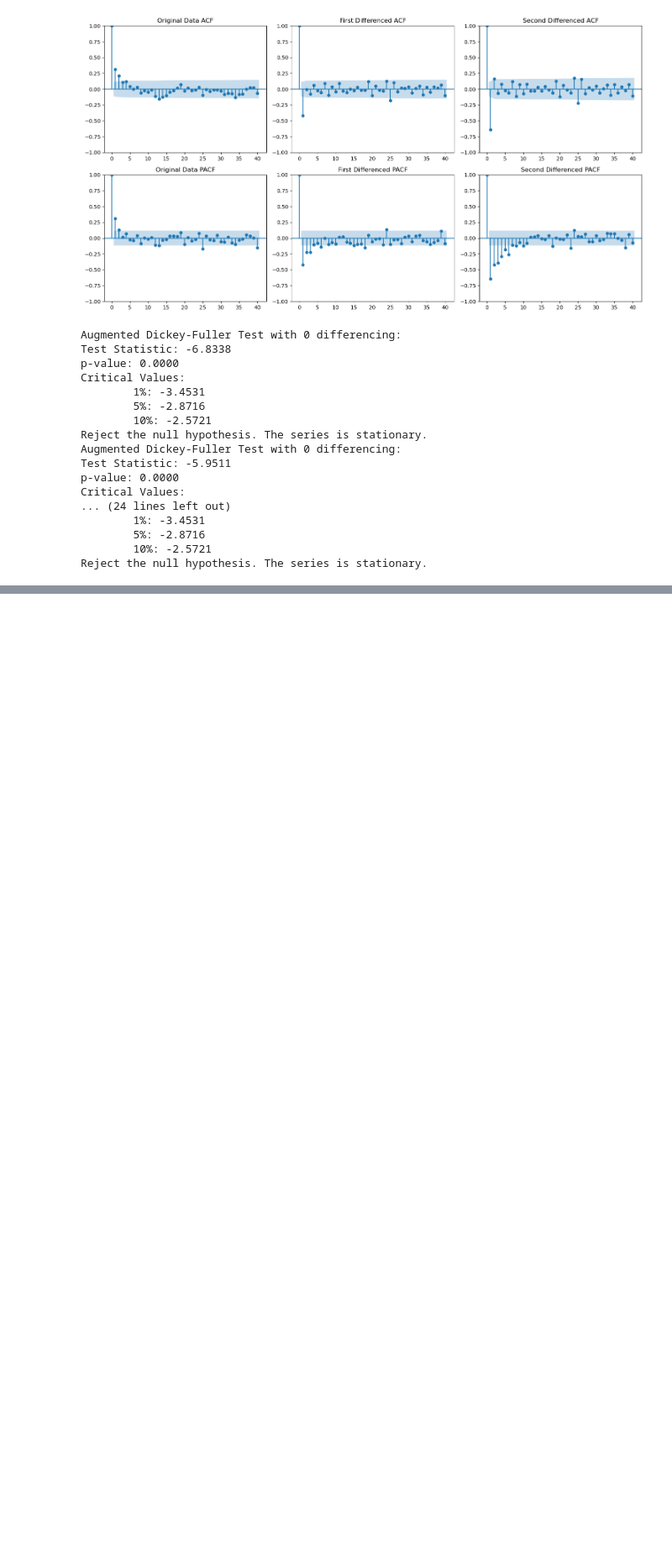
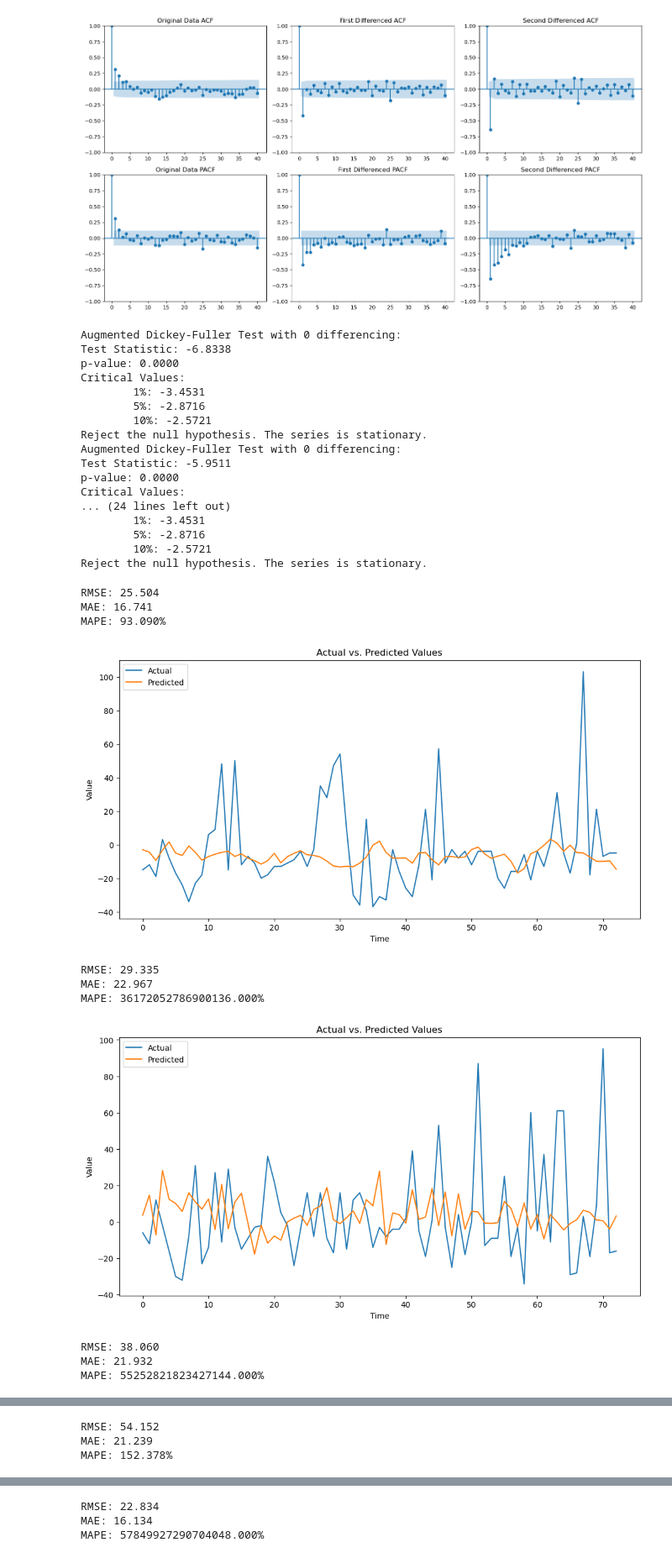
Before and after one commit to AllanJinYosoro/FlightDelayPrediction, a Jupyter notebook: analysis/scheduled.ipynb, the cells around one changed output, grey strips where cells are left out. Shown at 84% size. Cells and saved outputs as stored; diff of their text form; code cells hidden in the pictures; blank space fills up the shorter version.

Commit message:
update scheduled analysis
add plot for performance

```diff
--- a/analysis/scheduled.ipynb
+++ b/analysis/scheduled.ipynb
@@ -158,3 +158,19 @@ Critical Values:
         5%: -2.8716
         10%: -2.5721
 Reject the null hypothesis. The series is stationary.
+# %%
+for p in piplines:
+    p.metrics()
+    p.plot()
+# %% [output]
+RMSE: 25.504
+MAE: 16.741
+MAPE: 93.090%
+[figure, added]
+RMSE: 29.335
+MAE: 22.967
+MAPE: 36172052786900136.000%
+[figure, added]
+RMSE: 38.060
+MAE: 21.932
+MAPE: 55252821823427144.000%
@@ -160,0 +178,3 @@ Reject the null hypothesis. The series is stationary.
+RMSE: 54.152
+MAE: 21.239
+MAPE: 152.378%
@@ -160,0 +182,3 @@ Reject the null hypothesis. The series is stationary.
+RMSE: 22.834
+MAE: 16.134
+MAPE: 57849927290704048.000%
```
Also changed, not shown: parts of 2 cells of this notebook.
